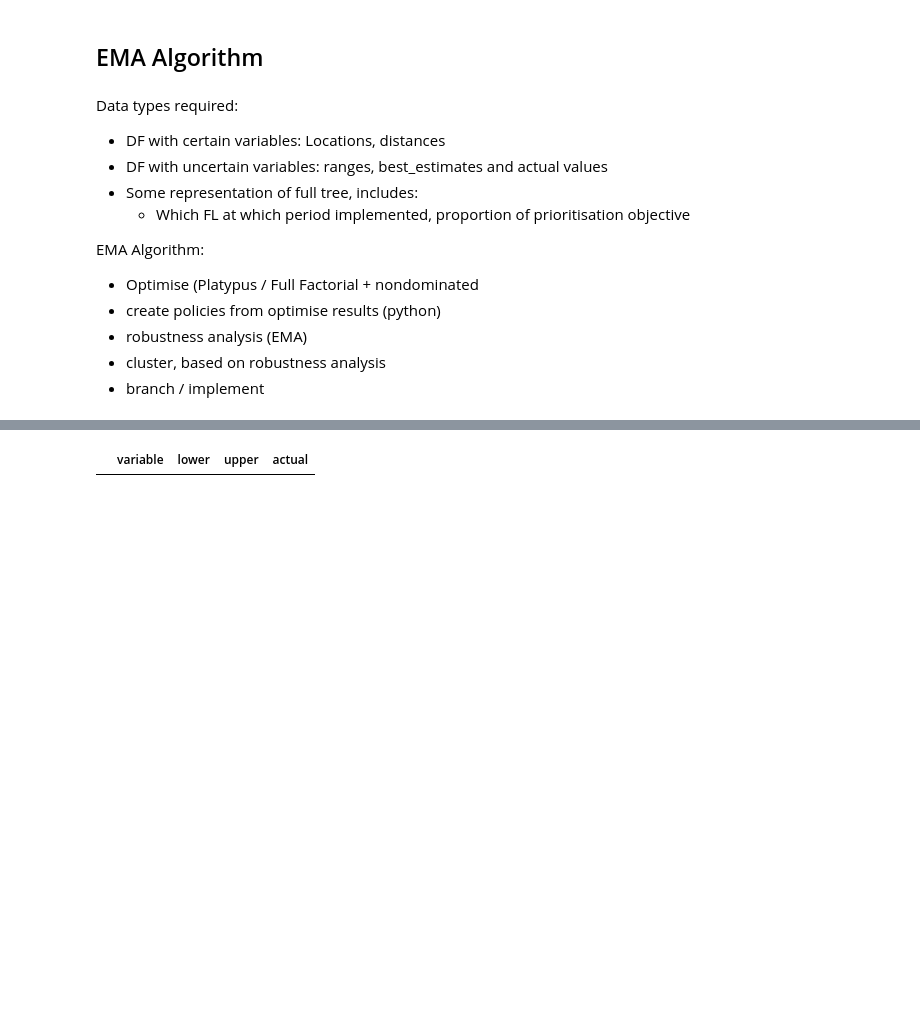
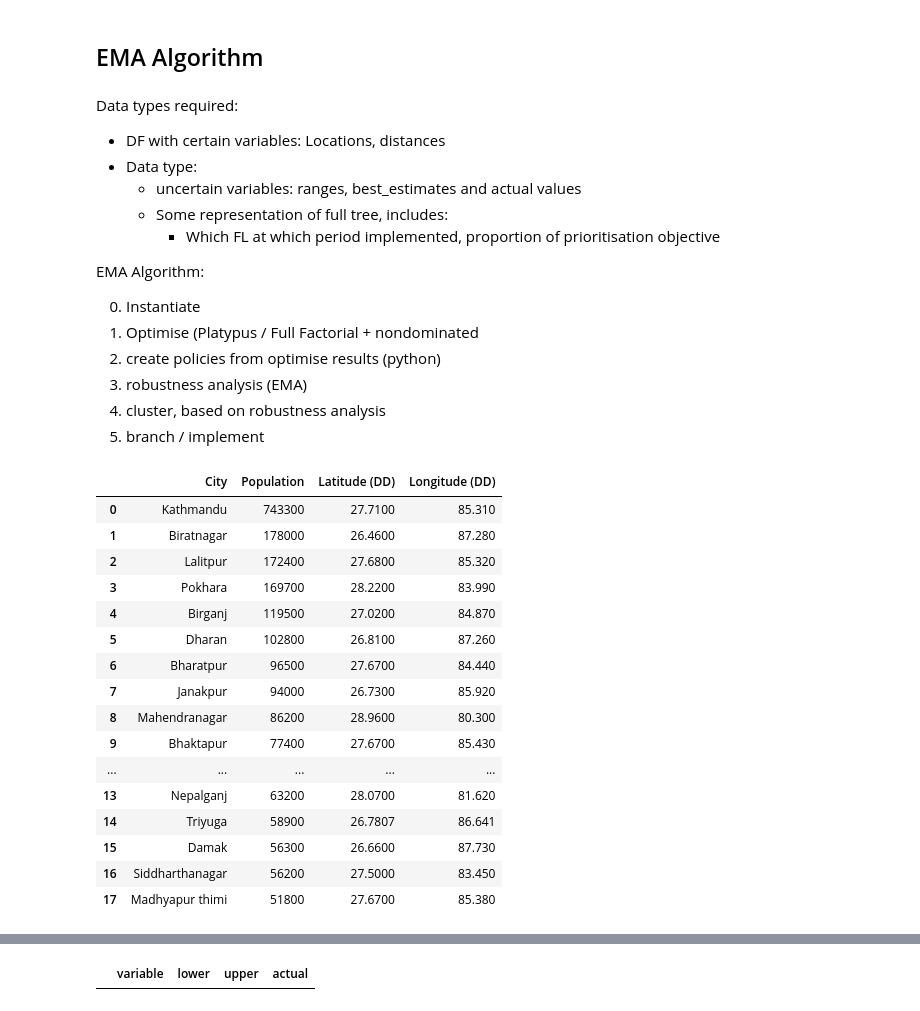
Before and after one commit to TRomijn/Thesis, a Jupyter notebook: Facility Location Model/Facility Location Model-V6 with EMA & Platypus optimisation V5 Documentation V3.ipynb, the cells around one changed output, grey strips where cells are left out. Cells and saved outputs as stored; diff of their text form; code cells hidden in the pictures; blank space fills up the shorter version.

Commit message:
Initial steps for case instantiation Nepal

```diff
--- a/Facility Location Model/Facility Location Model-V6 with EMA & Platypus optimisation V5 Documentation V3.ipynb
+++ b/Facility Location Model/Facility Location Model-V6 with EMA & Platypus optimisation V5 Documentation V3.ipynb
@@ -1222,14 +1223,16 @@ pd.DataFrame(outcomes)
 # %% [markdown]
 Data types required:
 - DF with certain variables: Locations, distances
-- DF with uncertain variables: ranges, best_estimates and actual values
-- Some representation of full tree, includes:
-    - Which FL at which period implemented, proportion of prioritisation objective
+- Data type:
+    - uncertain variables: ranges, best_estimates and actual values
+    - Some representation of full tree, includes:
+        - Which FL at which period implemented, proportion of prioritisation objective
 
 EMA Algorithm:
 
-- Optimise (Platypus / Full Factorial + nondominated
-- create policies from optimise results (python)
-- robustness analysis (EMA)
-- cluster, based on robustness analysis
-- branch / implement
+0. Instantiate
+1. Optimise (Platypus / Full Factorial + nondominated
+2. create policies from optimise results (python)
+3. robustness analysis (EMA)
+4. cluster, based on robustness analysis
+5. branch / implement
@@ -1235,0 +1242,26 @@ EMA Algorithm:
+# %%
+Nepal = pd.read_excel("Data/Nepal Cities Population.xlsx", usecols=[1,2,3,4])
+# %%
+# Take only larger cities, because of many null values under 50000 inhabitants.
+# TODO find better dataset with population and coordinates
+Nepal = Nepal [Nepal.Population >= 50000]
+# %%
+Nepal
+# %% [output]
+|  | City | Population | Latitude (DD) | Longitude (DD) |
+| 0 | Kathmandu | 743300 | 27.7100 | 85.310 |
+| 1 | Biratnagar | 178000 | 26.4600 | 87.280 |
+| 2 | Lalitpur | 172400 | 27.6800 | 85.320 |
+| 3 | Pokhara | 169700 | 28.2200 | 83.990 |
+| 4 | Birganj | 119500 | 27.0200 | 84.870 |
+| 5 | Dharan | 102800 | 26.8100 | 87.260 |
+| 6 | Bharatpur | 96500 | 27.6700 | 84.440 |
+| 7 | Janakpur | 94000 | 26.7300 | 85.920 |
+| 8 | Mahendranagar | 86200 | 28.9600 | 80.300 |
+| 9 | Bhaktapur | 77400 | 27.6700 | 85.430 |
+| ... | ... | ... | ... | ... |
+| 13 | Nepalganj | 63200 | 28.0700 | 81.620 |
+| 14 | Triyuga | 58900 | 26.7807 | 86.641 |
+| 15 | Damak | 56300 | 26.6600 | 87.730 |
+| 16 | Siddharthanagar | 56200 | 27.5000 | 83.450 |
+| 17 | Madhyapur thimi | 51800 | 27.6700 | 85.380 |
```
Also changed, not shown: parts of 9 cells of this notebook, 5 other files.
